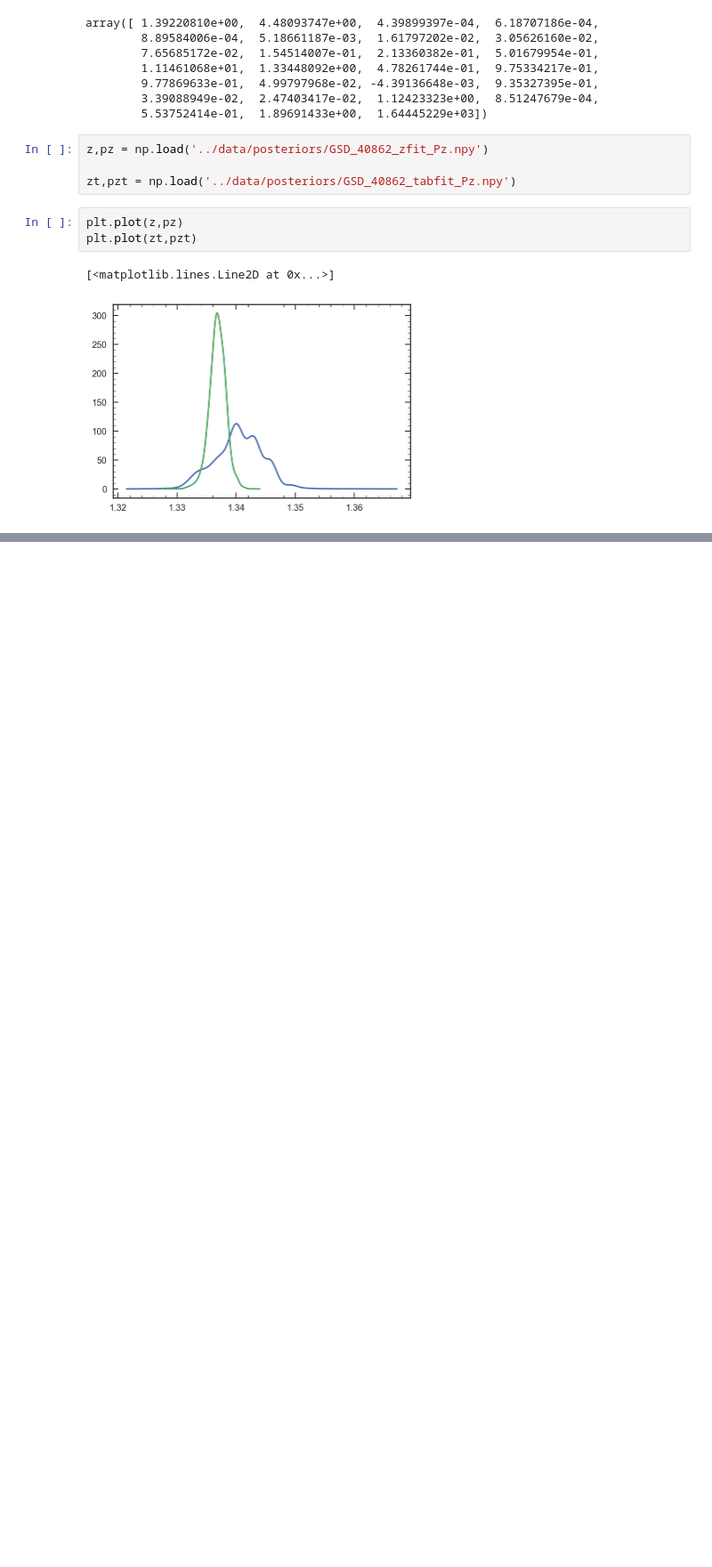
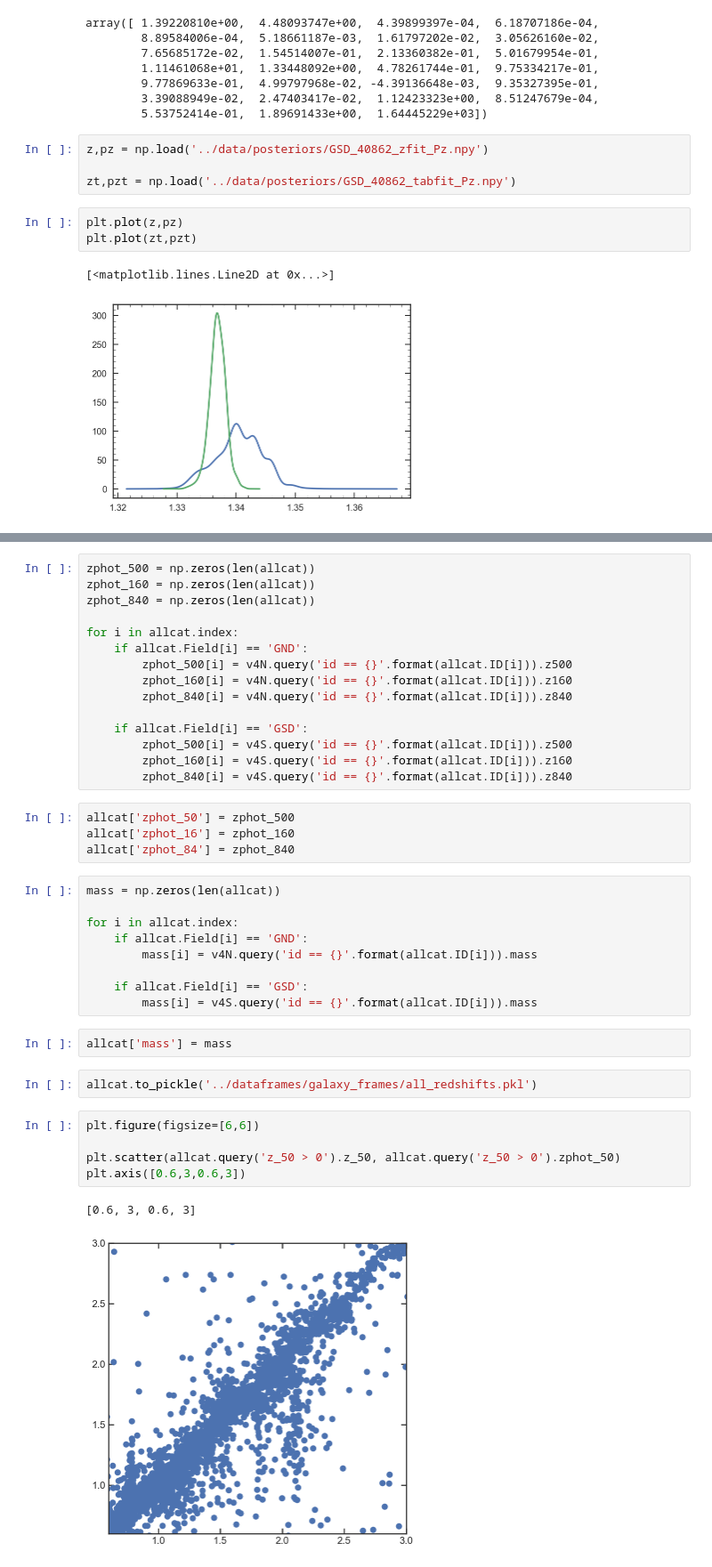
Before and after one commit to Vince-ec/Cluster_and_field, a Jupyter notebook: scripts/redshift_fit.ipynb, the cells around one changed output, grey strips where cells are left out. Shown at 89% size. Drawn from its saved outputs; the diff is of its cells as text; blank space fills up the shorter version.

```diff
--- a/scripts/redshift_fit.ipynb
+++ b/scripts/redshift_fit.ipynb
@@ -201,0 +306,40 @@ plt.plot(zt,pzt)
+# %%
+zphot_500 = np.zeros(len(allcat))
+zphot_160 = np.zeros(len(allcat))
+zphot_840 = np.zeros(len(allcat))
+
+for i in allcat.index:
+    if allcat.Field[i] == 'GND':
+        zphot_500[i] = v4N.query('id == {}'.format(allcat.ID[i])).z500
+        zphot_160[i] = v4N.query('id == {}'.format(allcat.ID[i])).z160
+        zphot_840[i] = v4N.query('id == {}'.format(allcat.ID[i])).z840
+
+    if allcat.Field[i] == 'GSD':
+        zphot_500[i] = v4S.query('id == {}'.format(allcat.ID[i])).z500
+        zphot_160[i] = v4S.query('id == {}'.format(allcat.ID[i])).z160
+        zphot_840[i] = v4S.query('id == {}'.format(allcat.ID[i])).z840
+# %%
+allcat['zphot_50'] = zphot_500
+allcat['zphot_16'] = zphot_160
+allcat['zphot_84'] = zphot_840
+# %%
+mass = np.zeros(len(allcat))
+
+for i in allcat.index:
+    if allcat.Field[i] == 'GND':
+        mass[i] = v4N.query('id == {}'.format(allcat.ID[i])).mass
+
+    if allcat.Field[i] == 'GSD':
+        mass[i] = v4S.query('id == {}'.format(allcat.ID[i])).mass
+# %%
+allcat['mass'] = mass
+# %%
+allcat.to_pickle('../dataframes/galaxy_frames/all_redshifts.pkl')
+# %%
+plt.figure(figsize=[6,6])
+
+plt.scatter(allcat.query('z_50 > 0').z_50, allcat.query('z_50 > 0').zphot_50)
+plt.axis([0.6,3,0.6,3])
+# %% [output]
+[0.6, 3, 0.6, 3]
+[figure, added]
```
Also changed, not shown: parts of 5 cells of this notebook, 1 other file.
